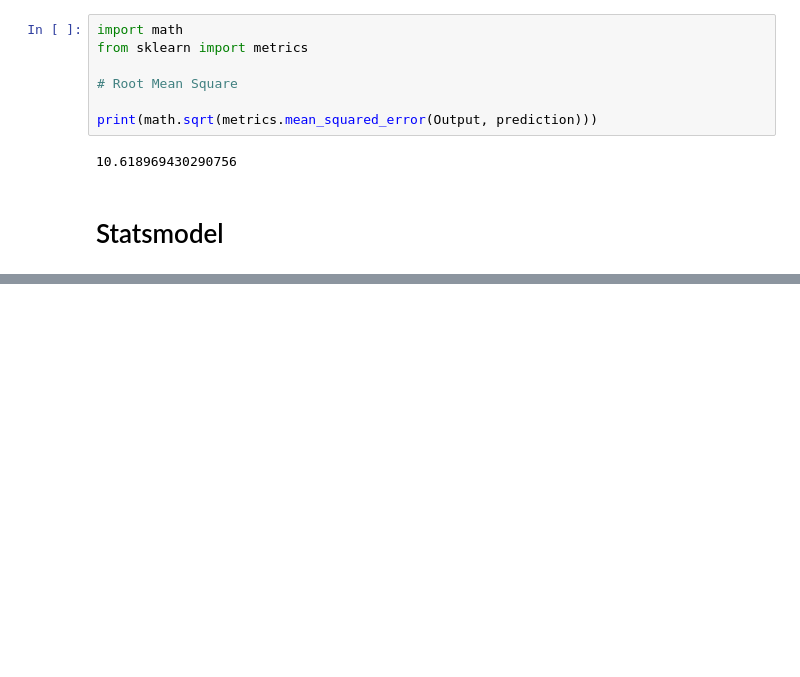
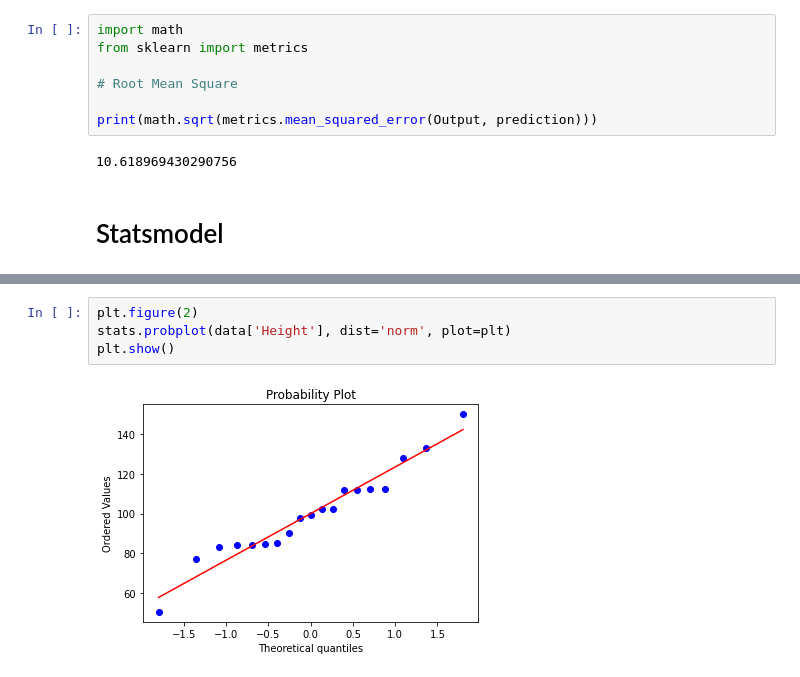
Before and after one commit to mahimai-raja/Data_Analytics, a Jupyter notebook: 02-Basics/Simple_Linear_Regression/lesson_1.ipynb, the cells around one changed output, grey strips where cells are left out. Cells and saved outputs as stored; diff of their text form; blank space fills up the shorter version.

```diff
--- a/02-Basics/Simple_Linear_Regression/lesson_1.ipynb
+++ b/02-Basics/Simple_Linear_Regression/lesson_1.ipynb
@@ -107,0 +121,6 @@ Notes:
+# %%
+plt.figure(2)
+stats.probplot(data['Height'], dist='norm', plot=plt)
+plt.show()
+# %% [output]
+[figure, added]
```
Also changed, not shown: parts of 6 cells of this notebook.
